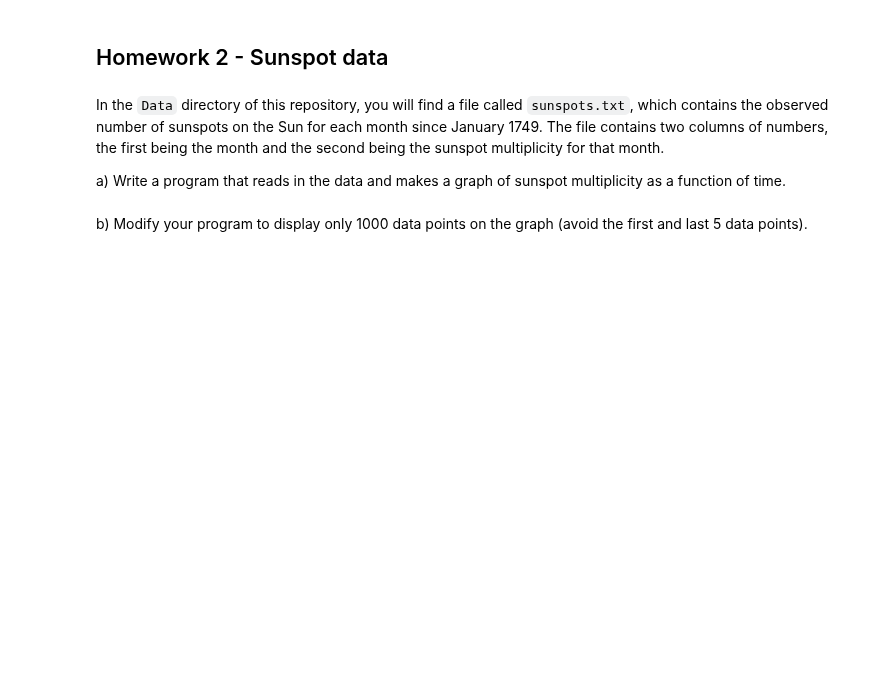
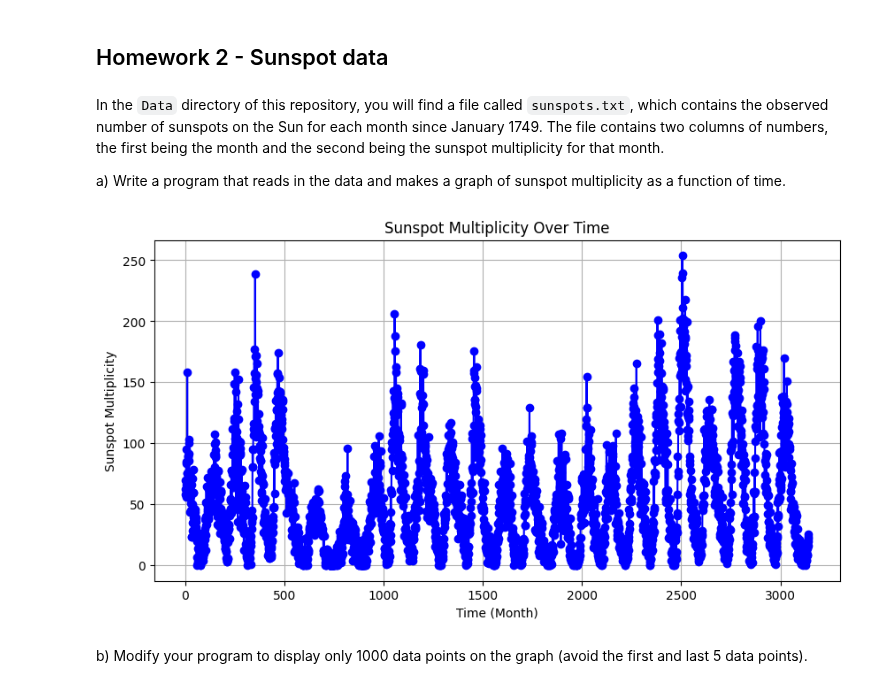
Before and after one commit to CWCopeland/ComputationalPhysics, a Jupyter notebook: Homework/Homework_02.ipynb, the cells around one changed output. Cells and saved outputs as stored; diff of their text form; code cells hidden in the pictures; blank space fills up the shorter version.

```diff
--- a/Homework/Homework_02.ipynb
+++ b/Homework/Homework_02.ipynb
@@ -4,5 +4,28 @@
 In the `Data` directory of this repository, you will find a file called `sunspots.txt`, which contains the observed number of sunspots on the Sun for each month since January 1749. The file contains two columns of numbers, the first being the month and the second being the sunspot multiplicity for that month.
 
 a) Write a program that reads in the data and makes a graph of sunspot multiplicity as a function of time.
+# %%
+import matplotlib.pyplot as plt
+import pandas as pd
+
+time = []
+sunspot_multiplicity = []
+
+with open('/sunspots.txt', 'r') as file:
+    for line in file:
+        columns = line.split()
+        time.append(float(columns[0]))
+        sunspot_multiplicity.append(float(columns[1]))
+
+
+plt.figure(figsize=(10, 5))
+plt.plot(time, sunspot_multiplicity, marker='o', linestyle='-', color='b')
+plt.title('Sunspot Multiplicity Over Time')
+plt.xlabel('Time (Month)')
+plt.ylabel('Sunspot Multiplicity')
+plt.grid(True)
+plt.show()
+# %% [output]
+[figure, added]
 # %% [markdown]
 b) Modify your program to display only 1000 data points on the graph (avoid the first and last 5 data points).
```
Also changed, not shown: parts of 2 cells of this notebook.
